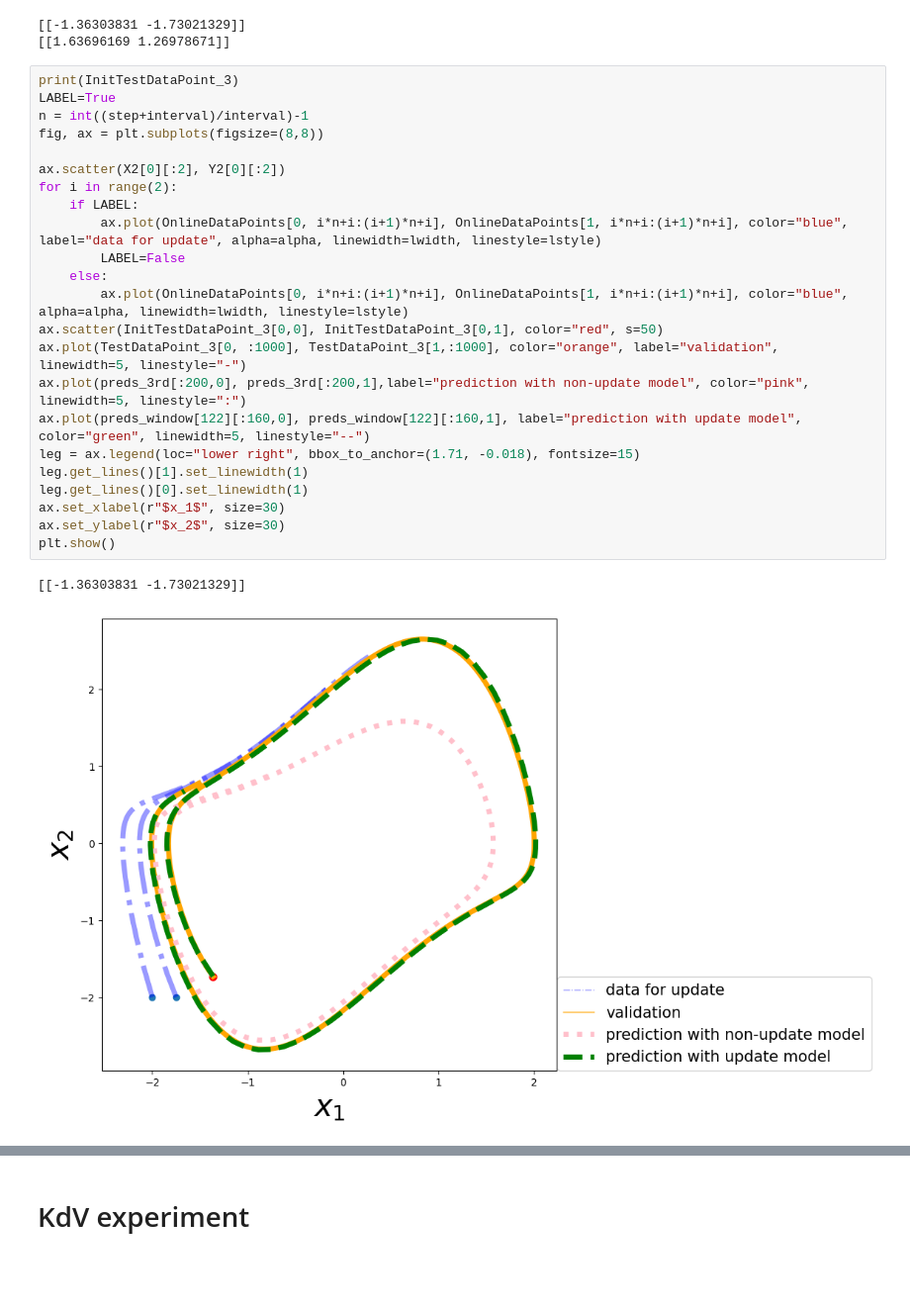
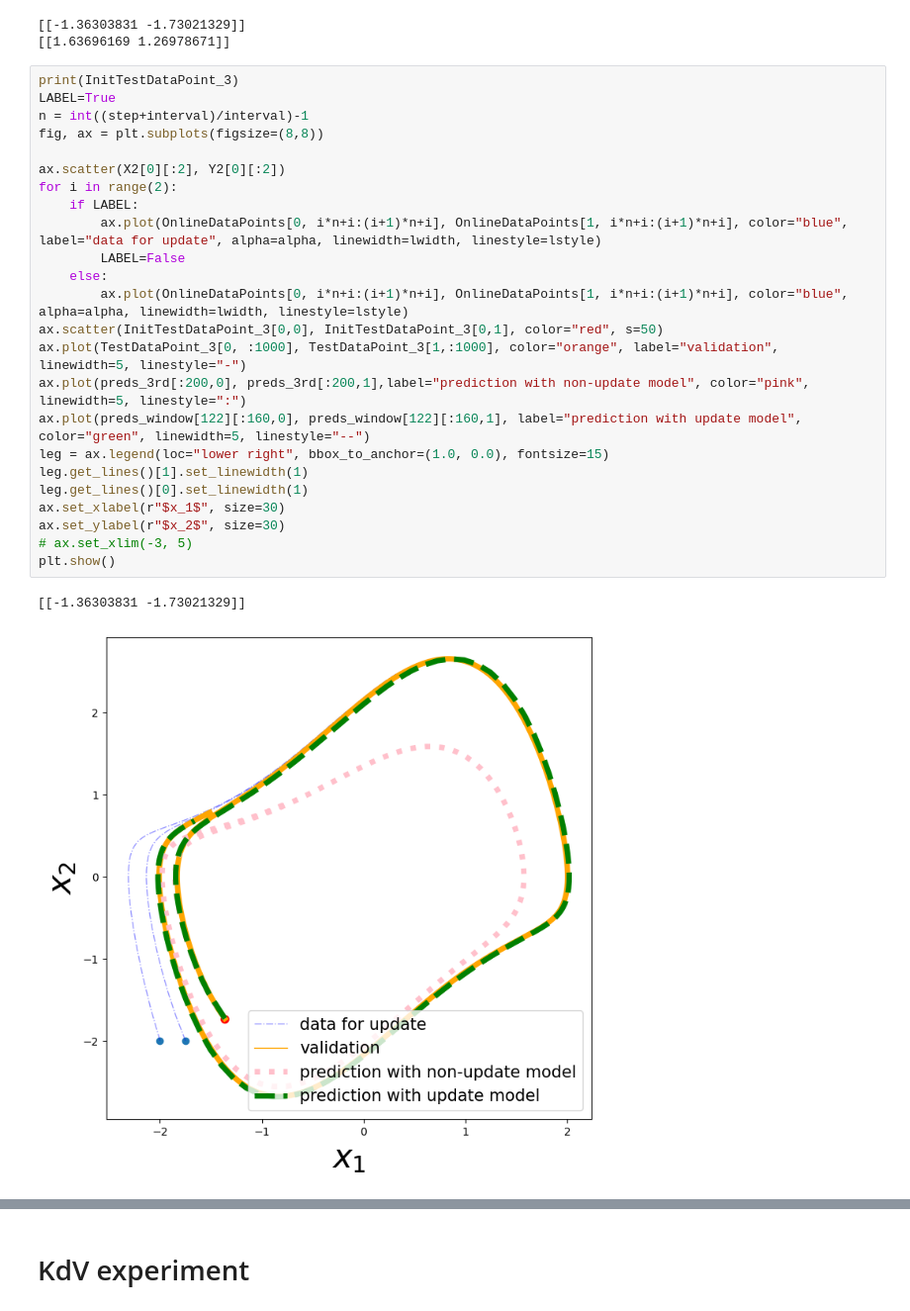
Before and after one commit to skyamat0/svdbased_Online_Kernel_EDMD, a Jupyter notebook: VdP_KdV_experiment.ipynb, the cells around one changed output, grey strips where cells are left out. Shown at 99% size. Cells and saved outputs as stored; diff of their text form; blank space fills up the shorter version.

```diff
--- a/VdP_KdV_experiment.ipynb
+++ b/VdP_KdV_experiment.ipynb
@@ -307,29 +307,30 @@ preds_3rd_window = np.array(preds_3rd_window)
 # %%
 print(InitTestDataPoint_3)
 LABEL=True
 n = int((step+interval)/interval)-1
 fig, ax = plt.subplots(figsize=(8,8))
 
 ax.scatter(X2[0][:2], Y2[0][:2])
 for i in range(2):
     if LABEL:
         ax.plot(OnlineDataPoints[0, i*n+i:(i+1)*n+i], OnlineDataPoints[1, i*n+i:(i+1)*n+i], color="blue", label="data for update", alpha=alpha, linewidth=lwidth, linestyle=lstyle)
         LABEL=False
     else:
         ax.plot(OnlineDataPoints[0, i*n+i:(i+1)*n+i], OnlineDataPoints[1, i*n+i:(i+1)*n+i], color="blue", alpha=alpha, linewidth=lwidth, linestyle=lstyle)
 ax.scatter(InitTestDataPoint_3[0,0], InitTestDataPoint_3[0,1], color="red", s=50)
 ax.plot(TestDataPoint_3[0, :1000], TestDataPoint_3[1,:1000], color="orange", label="validation", linewidth=5, linestyle="-")
 ax.plot(preds_3rd[:200,0], preds_3rd[:200,1],label="prediction with non-update model", color="pink", linewidth=5, linestyle=":")
 ax.plot(preds_window[122][:160,0], preds_window[122][:160,1], label="prediction with update model", color="green", linewidth=5, linestyle="--")
-leg = ax.legend(loc="lower right", bbox_to_anchor=(1.71, -0.018), fontsize=15)
+leg = ax.legend(loc="lower right", bbox_to_anchor=(1.0, 0.0), fontsize=15)
 leg.get_lines()[1].set_linewidth(1)
 leg.get_lines()[0].set_linewidth(1)
 ax.set_xlabel(r"$x_1$", size=30)
 ax.set_ylabel(r"$x_2$", size=30)
+# ax.set_xlim(-3, 5)
 plt.show()
 # %% [output]
 [[-1.36303831 -1.73021329]]
-[figure, old version]
+[figure, new version]
 # %%
 # （以下、preds_window, preds_3rd, TestDataPoint_3などは既に定義されているものとする）
 # preds_window: shape = (101, 1002, 2)
```
Also changed, not shown: parts of 11 cells of this notebook, 4 other files.
